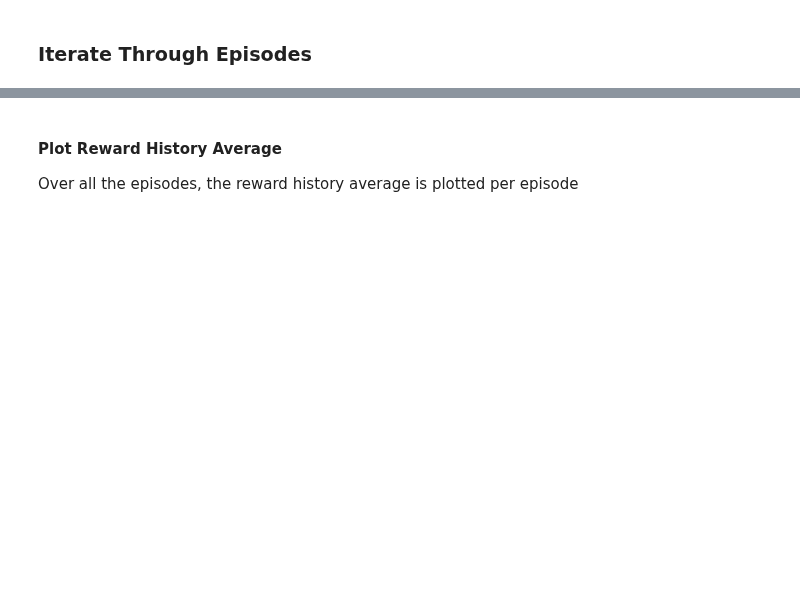
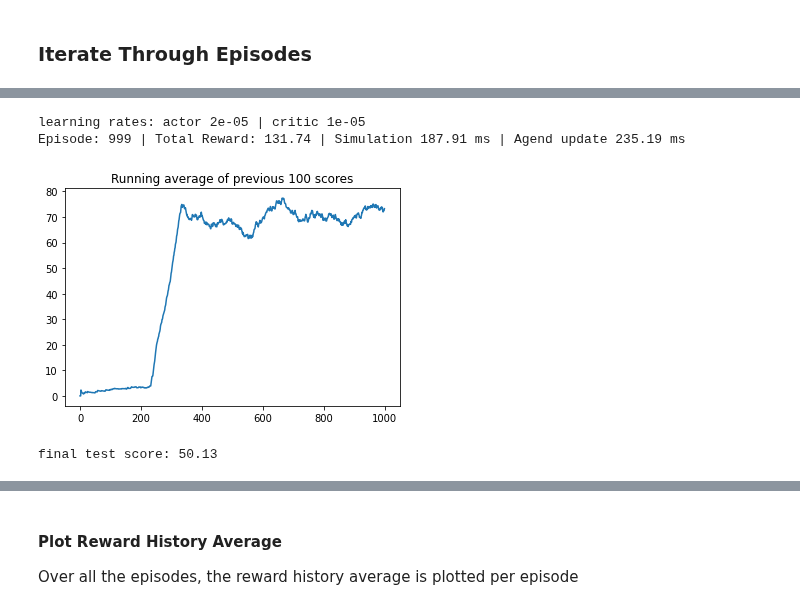
Before and after one commit to Sven-J-Steinert/Rocket-Hopper-DDPG, a Jupyter notebook: ddpg.ipynb, the cells around one changed output, grey strips where cells are left out. Cells and saved outputs as stored; diff of their text form; code cells hidden in the pictures; blank space fills up the shorter version.

```diff
--- a/ddpg.ipynb
+++ b/ddpg.ipynb
@@ -99,10 +103,10 @@ Several strategies are presented that can be followed depending on the approach.
 
 Bergstra and Bengio proved that the random choice of hyperparameter combinations is more efficient than searching a grid subset (Bergstra and Bengio, 2012). These approaches prevent the convergence into local optima but are extremely time-consuming  due to the *curse of dimensionality* in large  parameter spaces.
 # %%
-BUFFER_SIZE=1000000 # Buffer size of 1 million entries
+BUFFER_SIZE=1_000_000 # Buffer size of 1 million entries
 
-BATCH_SIZE=128   # Sampling from memory - This can be 128 for more complex tasks such as Hopper
-UPDATE_ITERATION=100 # Number of iterations in the replay buffer
+BATCH_SIZE=64   # Sampling from memory - This can be 128 for more complex tasks such as Hopper
+UPDATE_ITERATION=10 # Number of iterations in the replay buffer
 
 tau=0.01       # Target Network HyperParameters (soft updating)
 gamma=0.99      # ?
@@ -110,7 +114,7 @@ gamma=0.99      # ?
 directory = './'
 
 # Neural Network architecture:
-H1=64  # Neuron of 1st Layers #400 #20 # 64
+H1=32  # Neuron of 1st Layers #400 #20 # 64
 H2=H1*2  # Neurons of 2nd layers #300 #64 # 128
 # %% [markdown]
 ### Exploration
@@ -246,8 +238,8 @@ class Actor(nn.Module):
             nn.ReLU(),
             nn.Linear(H1, H1),
             nn.ReLU(),
-            # nn.Linear(H1, H1),
-            # nn.ReLU(),
+            nn.Linear(H1, H1),
+            nn.ReLU(),
             nn.Linear(H1, action_dim)
         )
 
@@ -271,8 +263,8 @@ class Critic(nn.Module):
             nn.ReLU(),
             nn.Linear(H2, H2),
             nn.ReLU(),
-            # nn.Linear(H2, H2),
-            # nn.ReLU(),
+            nn.Linear(H2, H2),
+            nn.ReLU(),
             nn.Linear(H2, action_dim)
         )
 
@@ -294,6 +286,10 @@ Job will run on cpu
 
 Creates a replay buffer, an actor-critic network and their corresponding target networks. Additionally, it also initializes the optimizer for both networks.
 # %%
+learning_rate_actor = 0.005
+learning_rate_critic = 0.5
+
+
 class DDPG(object):
     def __init__(self, state_dim, action_dim):
         """
@@ -308,16 +304,17 @@ class DDPG(object):
         counters to track the number of training iterations.
         """
         self.replay_buffer = Replay_buffer()
+        print(f"learning rates: actor {learning_rate_actor} | critic {learning_rate_critic}")
 
         self.actor = Actor(state_dim, action_dim, H1).to(device)
         self.actor_target = Actor(state_dim, action_dim,  H1).to(device)
         self.actor_target.load_state_dict(self.actor.state_dict())
-        self.actor_optimizer = optim.Adam(self.actor.parameters(), lr=3e-2)
+        self.actor_optimizer = optim.Adam(self.actor.parameters(), lr=learning_rate_actor)
 
         self.critic = Critic(state_dim, action_dim,  H2).to(device)
         self.critic_target = Critic(state_dim, action_dim,  H2).to(device)
         self.critic_target.load_state_dict(self.critic.state_dict())
-        self.critic_optimizer = optim.Adam(self.critic.parameters(), lr=5e-2)
+        self.critic_optimizer = optim.Adam(self.critic.parameters(), lr=learning_rate_critic)
         # learning rate
 
 
@@ -430,17 +427,12 @@ Call the environment to be trained. Always use the same seed for data reproducib
 # new environment
 env = HopperEnv()
 
-
-# XX
 # device = 'cuda' if torch.cuda.is_available() else 'cpu'
 
 # Define different parameters for training the agent:
     # Episodes:
-MAX_EPISODE=100          # Number of episodes 200
+MAX_EPISODE=1000          # Number of episodes 200
 ep_r = 0          # Initial episode reward: normally 0 or -infinity
-    # Steps:
-MAX_TIME_STEPS=300      # Number of steps taken per episode before moving on # 5000
-total_step = 0          # Initialize step count in each episode: [0, MAX_TIME_STEPS]
 
 # # To render the environmnet:
 # render=True
@@ -453,12 +445,10 @@ np.random.seed(0)
 
 # Environment action and states
 state_dim = env.observation_space.shape[0]
-print(state_dim)
 action_dim = env.action_space.shape[0]
 max_action = float(env.action_space.high[0])
 min_action = float(env.action_space.low[0])
 min_Val = torch.tensor(1e-7).float().to(device)
 
-
 # Exploration Noise
-exploration_noise=0.5 # [bar]
+exploration_noise = OrnsteinUhlenbeckNoise(action_dim)
@@ -555,0 +601,12 @@ Episode: 99 | Total Reward: 87.37 | Simulation 156.00 ms | Agend update 688.00 m
+# %%
+learning_rate_actor =  0.00002
+learning_rate_critic = 0.00001
+
+agent, log, score_hist = train(logging=True)
+plot_learning_curve(range(len(score_hist)), score_hist)
+logs = test(agent,logging=True)
+# %% [output]
+learning rates: actor 2e-05 | critic 1e-05
+Episode: 999 | Total Reward: 131.74 | Simulation 187.91 ms | Agend update 235.19 ms
+[figure, added]
+final test score: 50.13
```
Also changed, not shown: parts of 16 cells of this notebook, 1 other file.
